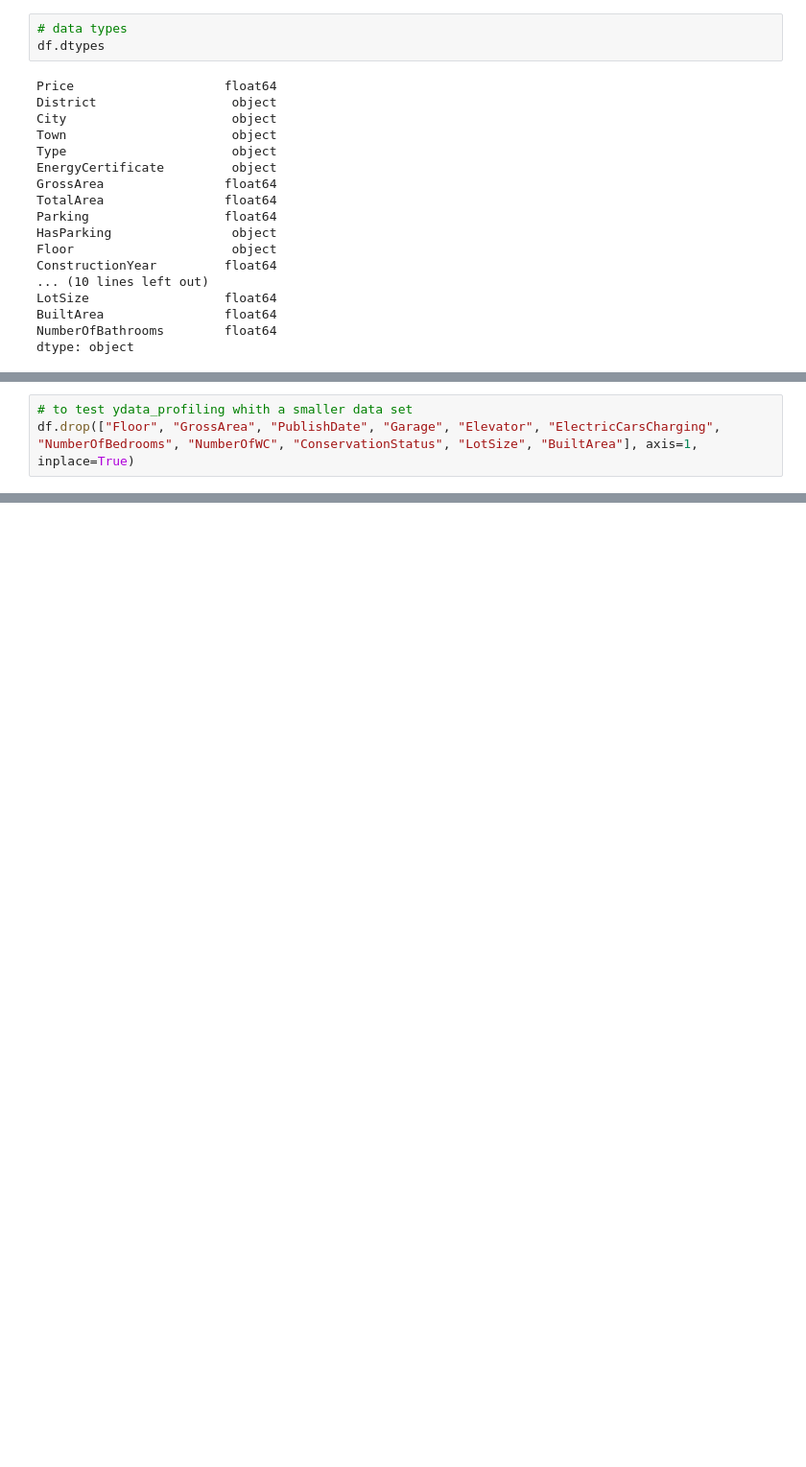
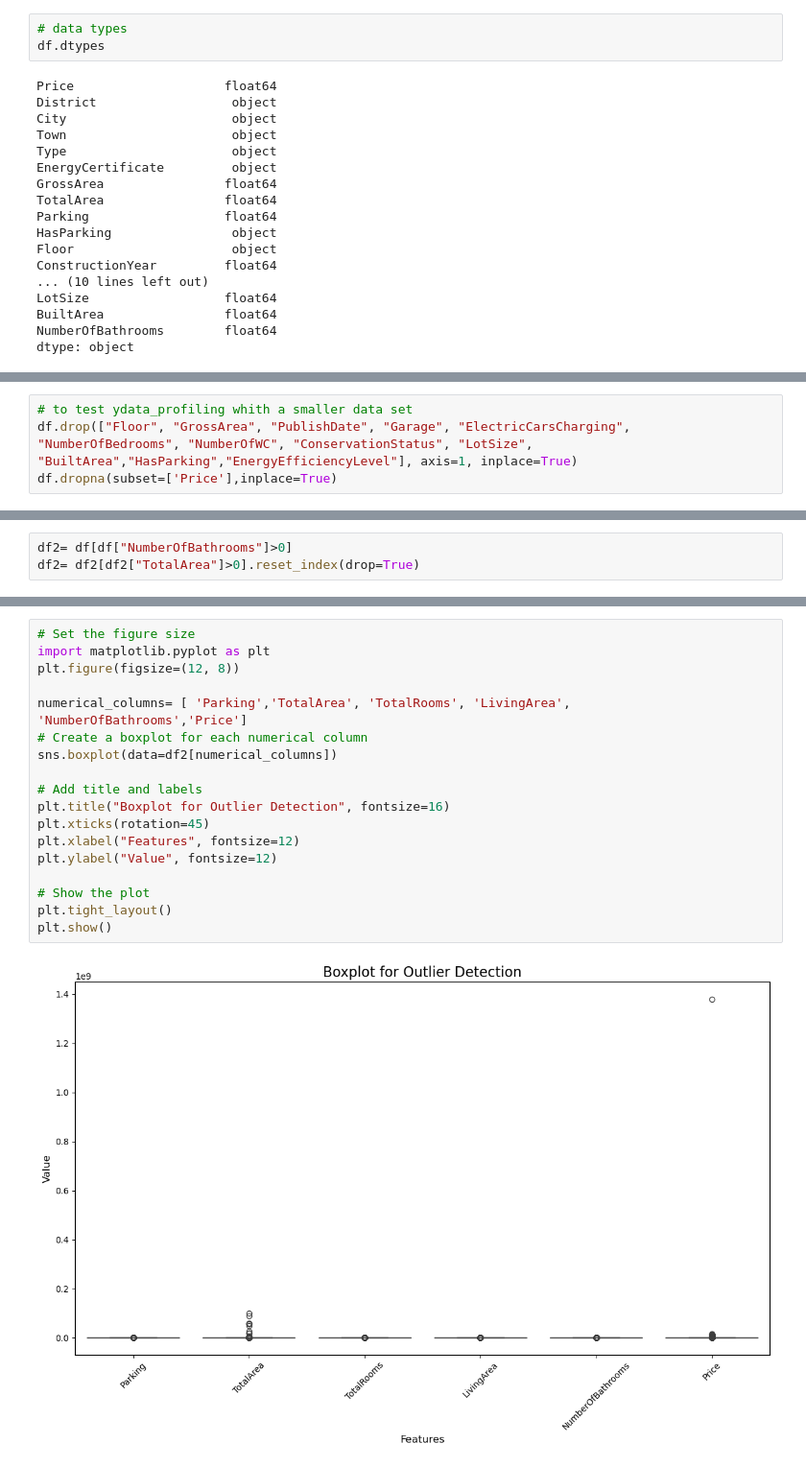
Before and after one commit to wesdpre/TAACProject2, a Jupyter notebook: pre-modelling.ipynb, the cells around one changed output, grey strips where cells are left out. Shown: that part at 96% size. Cells and saved outputs as stored; diff of their text form; blank space fills up the shorter version.

```diff
--- a/pre-modelling.ipynb
+++ b/pre-modelling.ipynb
@@ -129,3 +133,4 @@ data shape: (122223, 25)
 # %%
 # to test ydata_profiling whith a smaller data set
-df.drop(["Floor", "GrossArea", "PublishDate", "Garage", "Elevator", "ElectricCarsCharging", "NumberOfBedrooms", "NumberOfWC", "ConservationStatus", "LotSize", "BuiltArea"], axis=1, inplace=True)
+df.drop(["Floor", "GrossArea", "PublishDate", "Garage", "ElectricCarsCharging", "NumberOfBedrooms", "NumberOfWC", "ConservationStatus", "LotSize", "BuiltArea","HasParking","EnergyEfficiencyLevel"], axis=1, inplace=True)
+df.dropna(subset=['Price'],inplace=True)
@@ -149,0 +139,3 @@ MemoryError: Unable to allocate 23.4 GiB for an array with shape (3144821661,) a
+# %%
+df2= df[df["NumberOfBathrooms"]>0]
+df2= df2[df2["TotalArea"]>0].reset_index(drop=True)
@@ -149,0 +159,20 @@ MemoryError: Unable to allocate 23.4 GiB for an array with shape (3144821661,) a
+# %%
+# Set the figure size
+import matplotlib.pyplot as plt
+plt.figure(figsize=(12, 8))
+
+numerical_columns= [ 'Parking','TotalArea', 'TotalRooms', 'LivingArea', 'NumberOfBathrooms','Price']
+# Create a boxplot for each numerical column
+sns.boxplot(data=df2[numerical_columns])
+
+# Add title and labels
+plt.title("Boxplot for Outlier Detection", fontsize=16)
+plt.xticks(rotation=45)
+plt.xlabel("Features", fontsize=12)
+plt.ylabel("Value", fontsize=12)
+
+# Show the plot
+plt.tight_layout()
+plt.show()
+# %% [output]
+[figure, added]
```
Also changed, not shown: parts of 26 cells of this notebook.
